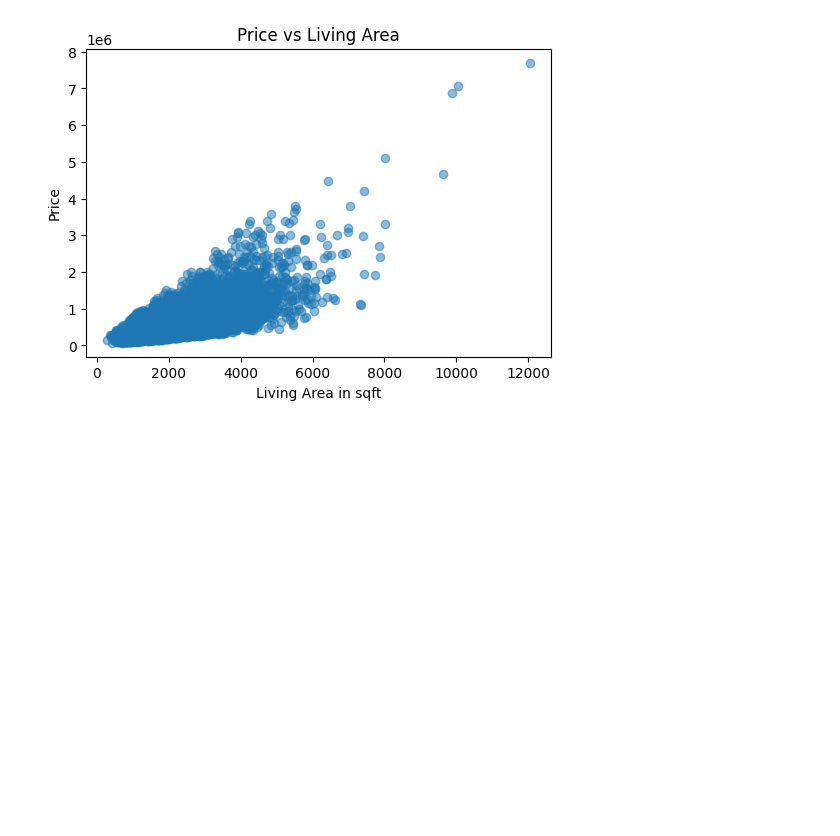
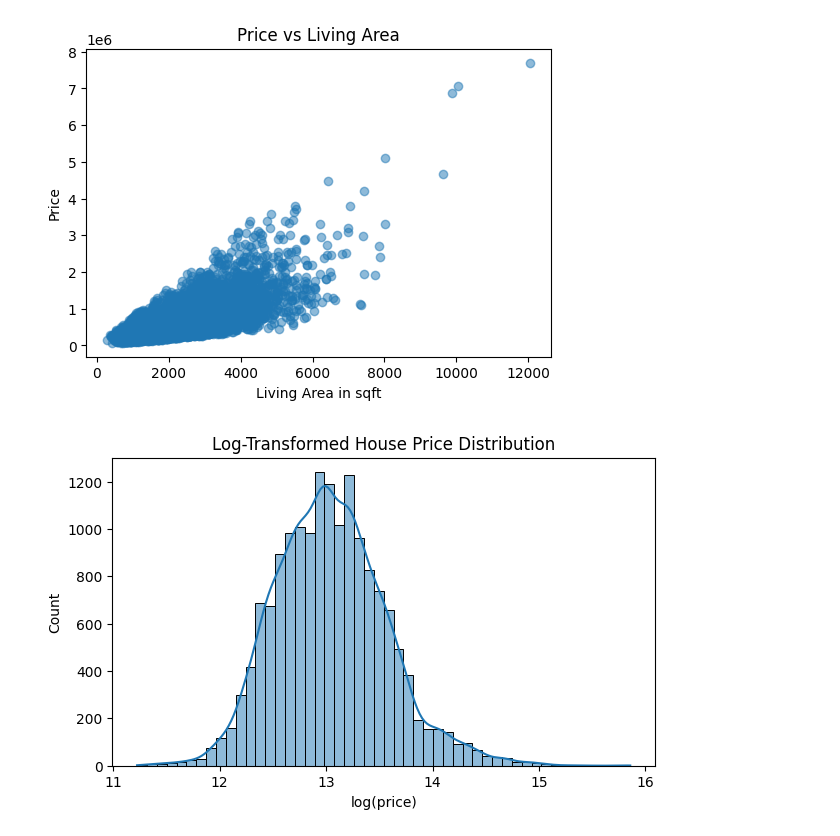
Before and after one commit to sanjananallapati/Satellite-Imagery-Based-Property-Valuation-, a Jupyter notebook: preprocessing.ipynb, the cells around one changed output. Cells and saved outputs as stored; diff of their text form; code cells hidden in the pictures; blank space fills up the shorter version.

```diff
--- a/preprocessing.ipynb
+++ b/preprocessing.ipynb
@@ -105,3 +105,14 @@ plt.title('Price vs Living Area')
 plt.show()
 # %% [output]
 [figure]
+# %%
+
+
+plt.figure(figsize=(7,4))
+sns.histplot(np.log1p(train_df["price"]), bins=50, kde=True)
+plt.title("Log-Transformed House Price Distribution")
+plt.xlabel("log(price)")
+plt.ylabel("Count")
+plt.show()
+# %% [output]
+[figure, added]
```
Also changed, not shown: parts of 2 cells of this notebook.
